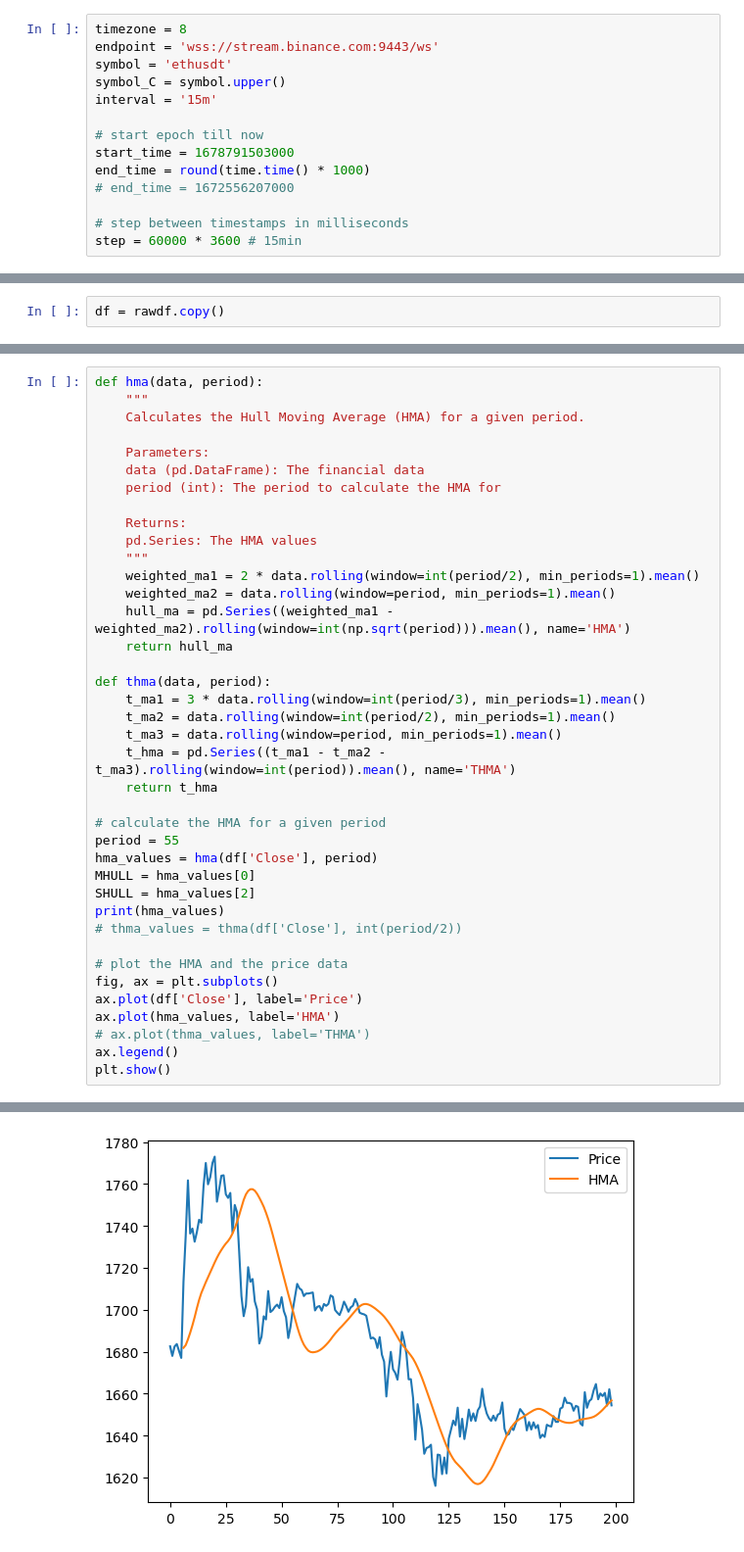
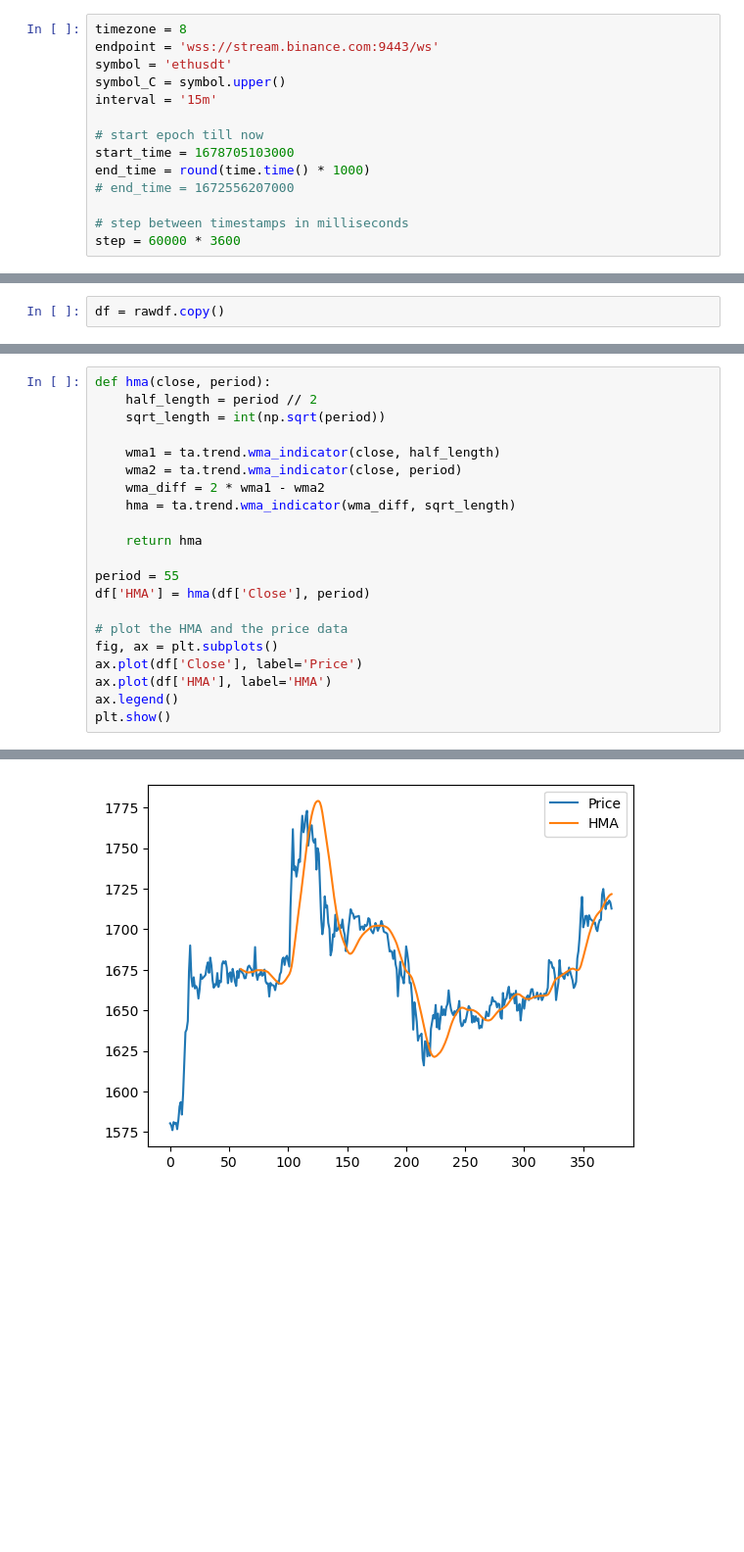
Before and after one commit to chiangyenju/Trade, a Jupyter notebook: 004_BackTest_Hull.ipynb, the cells around one changed output, grey strips where cells are left out. Shown at 98% size. Drawn from its saved outputs; the diff is of its cells as text; blank space fills up the shorter version.

Commit message:
hull

```diff
--- a/004_BackTest_Hull.ipynb
+++ b/004_BackTest_Hull.ipynb
@@ -21,12 +21,12 @@ symbol_C = symbol.upper()
 interval = '15m'
 
 # start epoch till now
-start_time = 1678791503000
+start_time = 1678705103000
 end_time = round(time.time() * 1000)
 # end_time = 1672556207000
 
 # step between timestamps in milliseconds
-step = 60000 * 3600 # 15min
+step = 60000 * 3600
 # %%
 def get_historical(symbol, interval, start_time, end_time, step):
 
@@ -348,40 +363,22 @@ plt.show()
 # %%
-def hma(data, period):
-    """
-    Calculates the Hull Moving Average (HMA) for a given period.
+def hma(close, period):
+    half_length = period // 2
+    sqrt_length = int(np.sqrt(period))
 
-    Parameters:
-    data (pd.DataFrame): The financial data
-    period (int): The period to calculate the HMA for
+    wma1 = ta.trend.wma_indicator(close, half_length)
+    wma2 = ta.trend.wma_indicator(close, period)
+    wma_diff = 2 * wma1 - wma2
+    hma = ta.trend.wma_indicator(wma_diff, sqrt_length)
 
-    Returns:
-    pd.Series: The HMA values
-    """
-    weighted_ma1 = 2 * data.rolling(window=int(period/2), min_periods=1).mean()
-    weighted_ma2 = data.rolling(window=period, min_periods=1).mean()
-    hull_ma = pd.Series((weighted_ma1 - weighted_ma2).rolling(window=int(np.sqrt(period))).mean(), name='HMA')
-    return hull_ma
+    return hma
 
-def thma(data, period):
-    t_ma1 = 3 * data.rolling(window=int(period/3), min_periods=1).mean()
-    t_ma2 = data.rolling(window=int(period/2), min_periods=1).mean()
-    t_ma3 = data.rolling(window=period, min_periods=1).mean()
-    t_hma = pd.Series((t_ma1 - t_ma2 - t_ma3).rolling(window=int(period)).mean(), name='THMA')
-    return t_hma
-
-# calculate the HMA for a given period
 period = 55
-hma_values = hma(df['Close'], period)
-MHULL = hma_values[0]
-SHULL = hma_values[2]
-print(hma_values)
-# thma_values = thma(df['Close'], int(period/2))
+df['HMA'] = hma(df['Close'], period)
 
 # plot the HMA and the price data
 fig, ax = plt.subplots()
 ax.plot(df['Close'], label='Price')
-ax.plot(hma_values, label='HMA')
-# ax.plot(thma_values, label='THMA')
+ax.plot(df['HMA'], label='HMA')
 ax.legend()
 plt.show()
 # %% [output]
@@ -400 +385 @@ Name: HMA, Length: 199, dtype: float64
-[figure, old version]
+[figure, new version]
```
Also changed, not shown: parts of 11 cells of this notebook, 6 other files.
